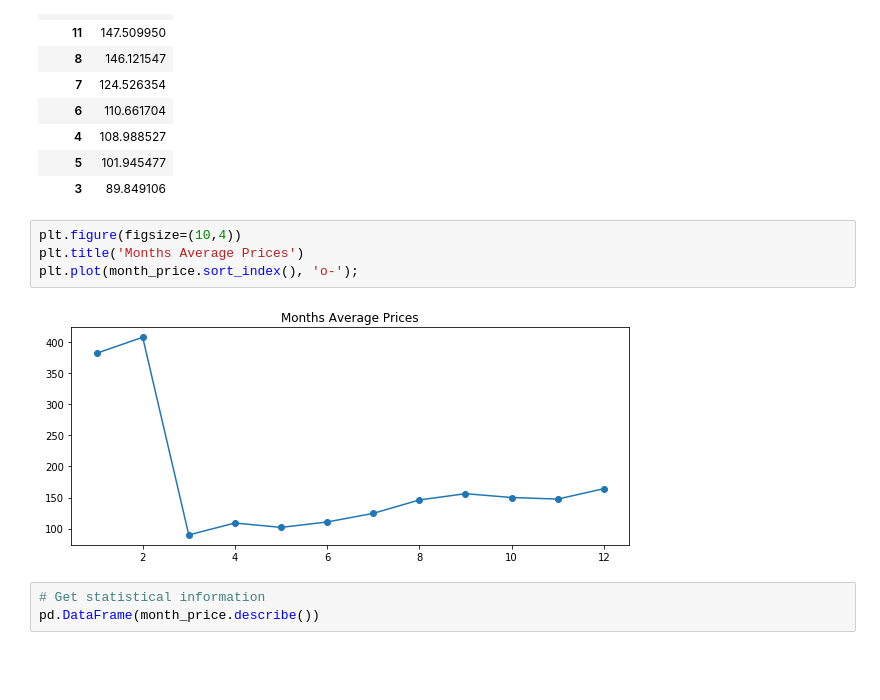
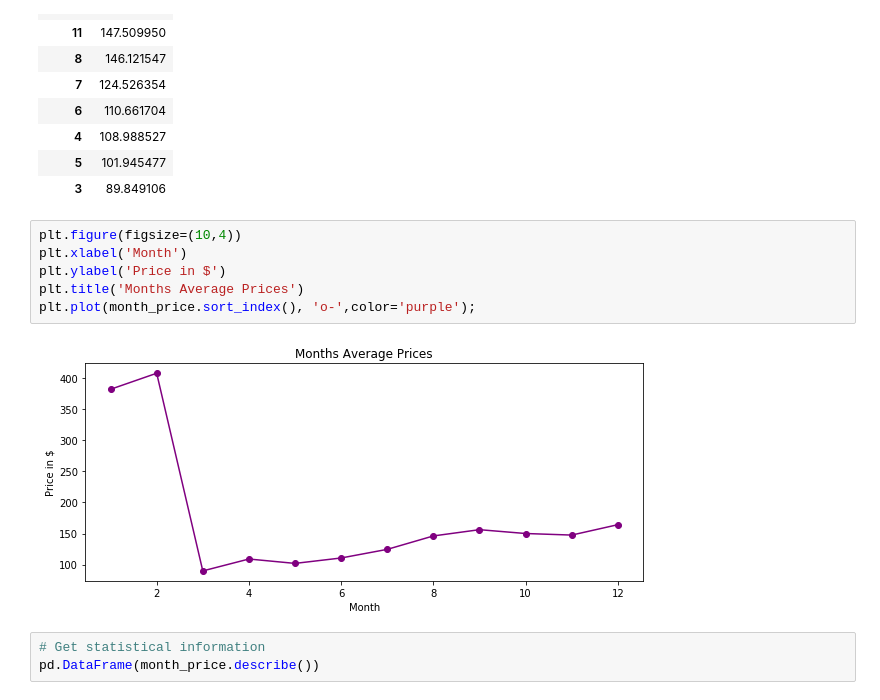
Before and after one commit to DevMahmoud10/Malaga-Airbnb-Data-Analysis, a Jupyter notebook: malaga_airbnb_data_analysis_notebook.ipynb, the cells around one changed output. Saved outputs shown, nothing was run; the diff lists cells and outputs as text; blank space fills up the shorter version.

```diff
--- a/malaga_airbnb_data_analysis_notebook.ipynb
+++ b/malaga_airbnb_data_analysis_notebook.ipynb
@@ -279,10 +285,12 @@ pd.DataFrame(month_price)
 | 3 | 89.849106 |
 # %%
 plt.figure(figsize=(10,4))
+plt.xlabel('Month')
+plt.ylabel('Price in $')
 plt.title('Months Average Prices')
-plt.plot(month_price.sort_index(), 'o-');
+plt.plot(month_price.sort_index(), 'o-',color='purple');
 # %% [output]
-[figure, old version]
+[figure, new version]
 # %%
 # Get statistical information
 pd.DataFrame(month_price.describe())
```
Also changed, not shown: parts of 13 cells of this notebook.
